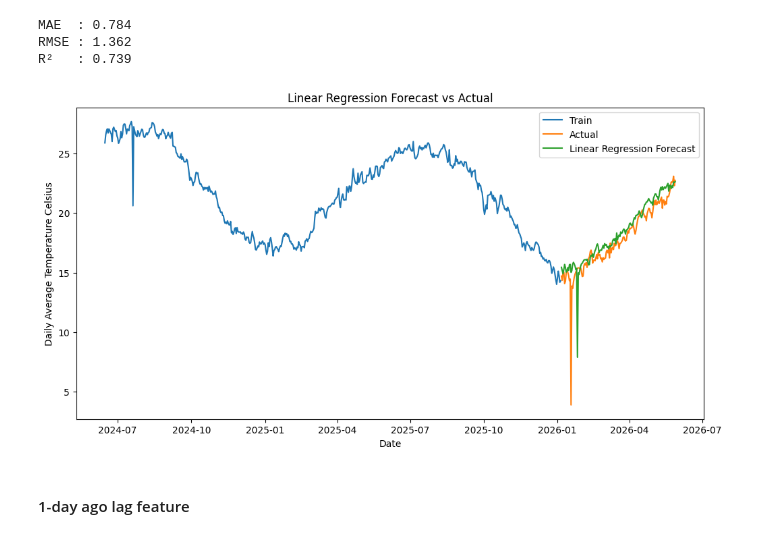
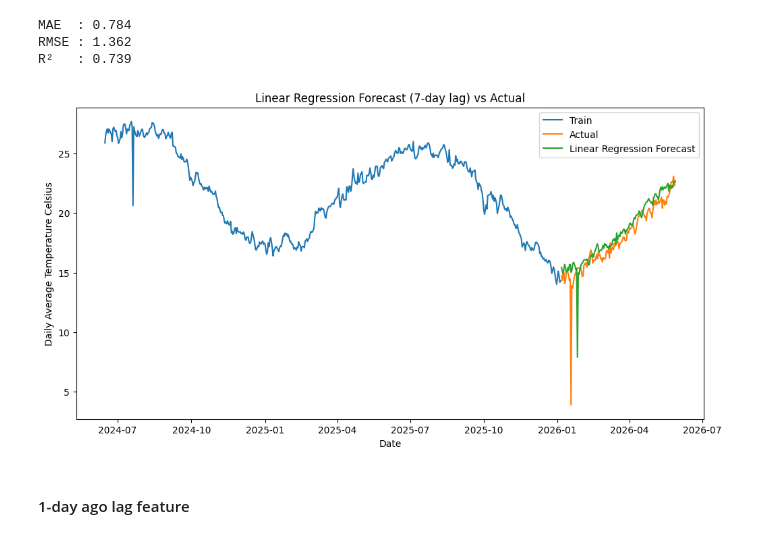
Before and after one commit to kgulbarg/Global-Weather-Forecasting, a Jupyter notebook: global_weather_5_modelling.ipynb, the cells around one changed output. Saved outputs shown, nothing was run; the diff lists cells and outputs as text; code cells hidden in the pictures.

```diff
--- a/global_weather_5_modelling.ipynb
+++ b/global_weather_5_modelling.ipynb
@@ -668,17 +664,17 @@ R²   : 0.739
 # %%
 plt.figure(figsize=(12,6))
 
 plt.plot(dates_train, y_train, label='Train')
 plt.plot(dates_test, y_test, label='Actual')
-plt.plot(dates_test, y_pred, label='Linear Regression Forecast')
+plt.plot(dates_test, y_pred_lag_7, label='Linear Regression Forecast')
 
 plt.legend()
-plt.title('Linear Regression Forecast vs Actual')
+plt.title('Linear Regression Forecast (7-day lag) vs Actual')
 plt.xlabel('Date')
 plt.ylabel('Daily Average Temperature Celsius')
 plt.show()
 # %% [output]
-[figure, old version]
+[figure, new version]
 # %% [markdown]
 #### 1-day ago lag feature
 # %%
```
Also changed, not shown: parts of 8 cells of this notebook.
